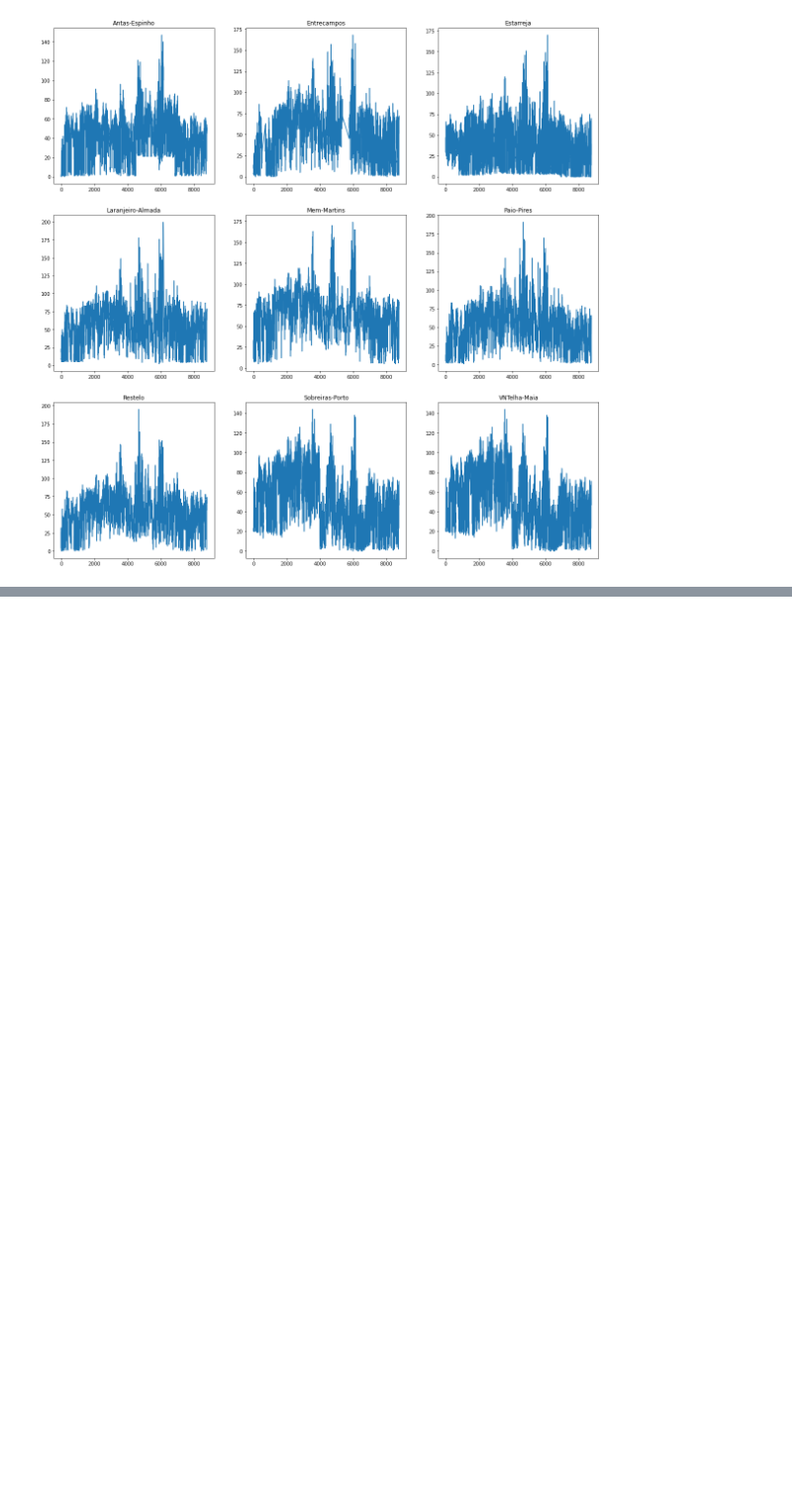
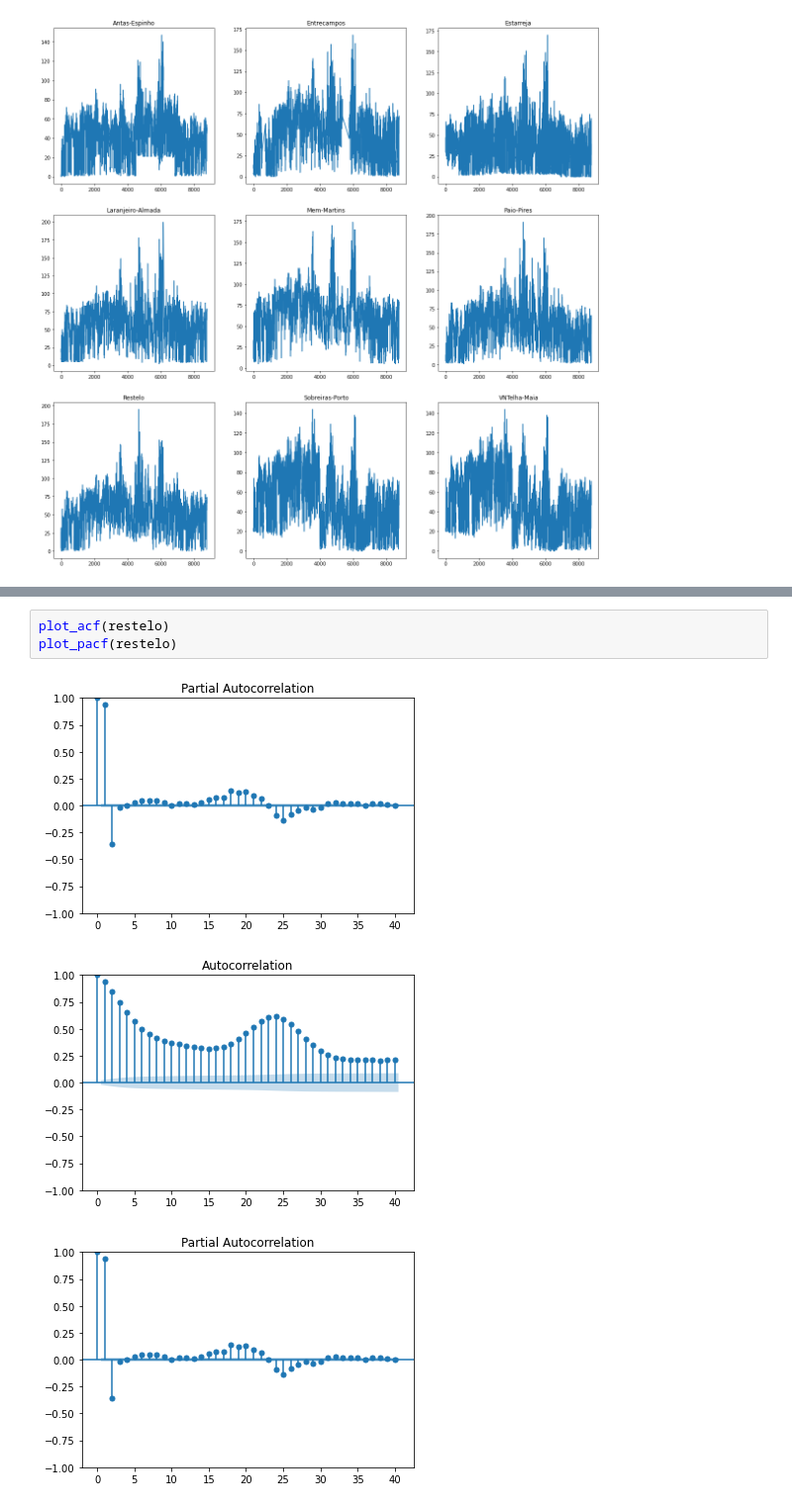
Before and after one commit to marcoHoev/time-series, a Jupyter notebook: data.ipynb, the cells around one changed output, grey strips where cells are left out. Shown: that part at 99% size. Cells and saved outputs as stored; diff of their text form; blank space fills up the shorter version.

```diff
--- a/data.ipynb
+++ b/data.ipynb
@@ -22,0 +33,7 @@ plt.show()
+# %%
+plot_acf(restelo)
+plot_pacf(restelo)
+# %% [output]
+[figure, added]
+[figure, added]
+[figure, added]
```
Also changed, not shown: parts of 2 cells of this notebook.
